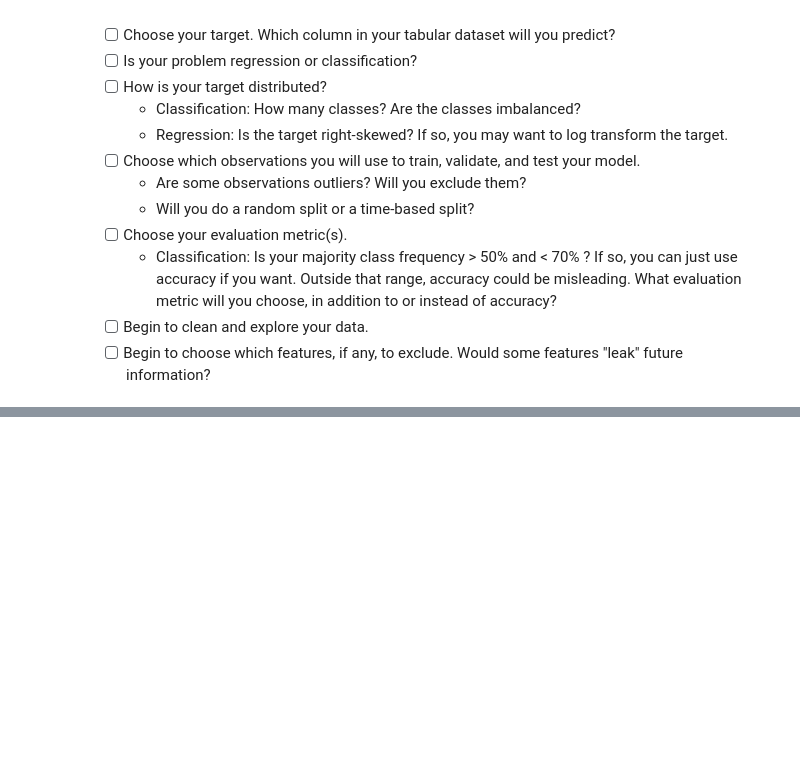
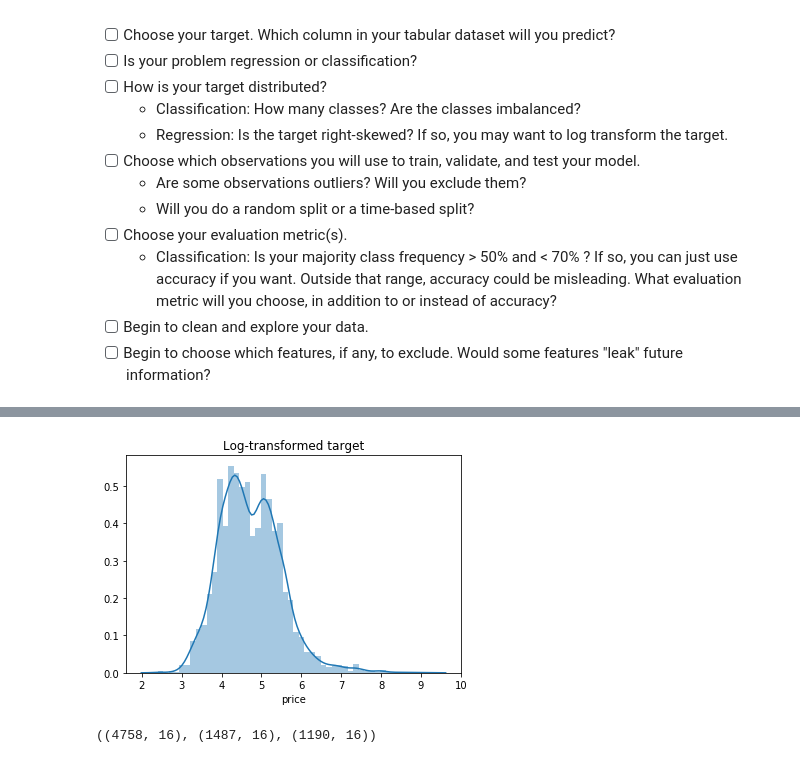
Before and after one commit to nikibhatt/DS-Unit-2-Applied-Modeling, a Jupyter notebook: module1/NB_LS_DS_231_assignment.ipynb, the cells around one changed output, grey strips where cells are left out. Cells and saved outputs as stored; diff of their text form; code cells hidden in the pictures; blank space fills up the shorter version.

```diff
--- a/module1/NB_LS_DS_231_assignment.ipynb
+++ b/module1/NB_LS_DS_231_assignment.ipynb
@@ -28,0 +101,19 @@ Complete these tasks for your project, and document your decisions.
+# %%
+import matplotlib.pyplot as plt
+
+sns.distplot(price_log)
+plt.title('Log-transformed target'); # price here is log dollars
+# %% [output]
+[figure, added]
+# %%
+# Feature selection, splitting the data
+
+from sklearn.model_selection import train_test_split
+
+train, test = train_test_split(listings, test_size=0.20, random_state=42 )
+
+train, val = train_test_split(train, test_size=0.20, random_state=42 )
+
+train.shape, test.shape, val.shape
+# %% [output]
+((4758, 16), (1487, 16), (1190, 16))
```
Also changed, not shown: parts of 7 cells of this notebook.
